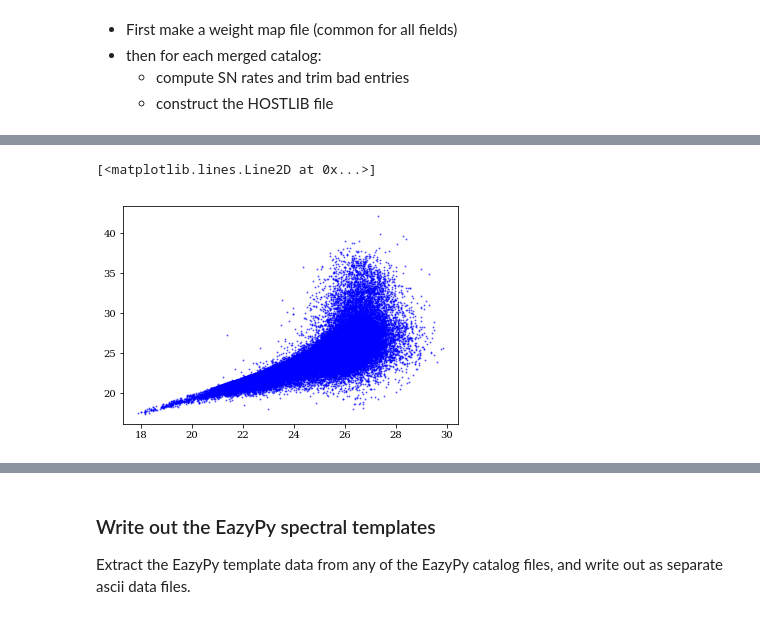
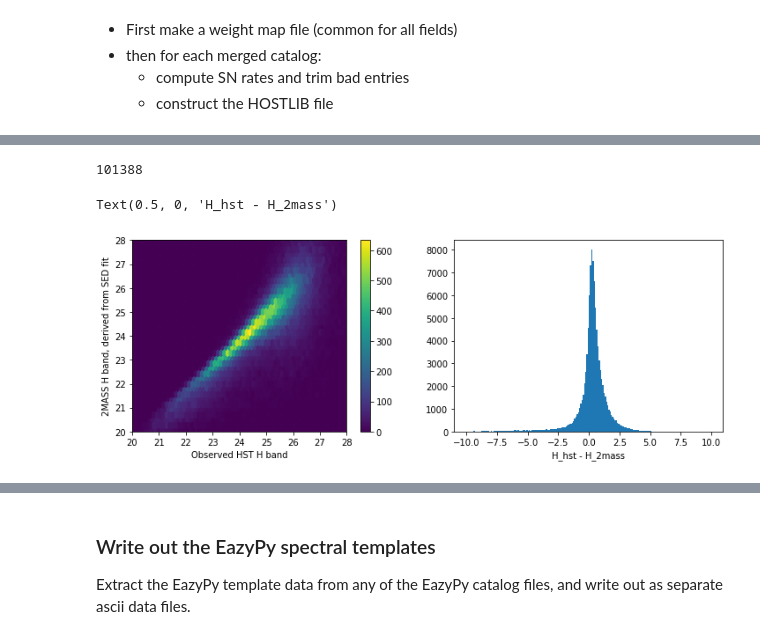
Before and after one commit to srodney/wfirst, a Jupyter notebook: 3dhst_to_hostlib.ipynb, the cells around one changed output, grey strips where cells are left out. Drawn from its saved outputs; the diff is of its cells as text; code cells hidden in the pictures.

```diff
--- a/3dhst_to_hostlib.ipynb
+++ b/3dhst_to_hostlib.ipynb
@@ -763,8 +755,30 @@ candelshostlib[:3]
 | GAL: | 100006 | 215.3038 | 53.05212 | 0.7217 | 0.0295 | 0.7217 | 0.0295 | -0.39 | 8.51 | -8.9 | ... |
 | GAL: | 100008 | 215.30321 | 53.05296 | 0.8557 | 0.2235 | 0.8557 | 0.2235 | -0.95 | 8.08 | -9.04 | ... |
 | GAL: | 100010 | 215.27869 | 53.03593 | 3.3584 | 0.1165 | 3.3584 | 0.1165 | 0.29 | 9.48 | -9.19 | ... |
-# %%
-plt.plot(candelshostlib['hst_f160w_obs'], candelshostlib['2massh_fit'], marker='.', ms=2, ls=' ', alpha=0.5, color='b')
-# %% [output]
-[<matplotlib.lines.Line2D at 0x...>]
-[figure, removed]
+# %%
+len(candelshostlib)
+# %% [output]
+101388
+# %%
+ivalid = np.where((candelshostlib['hst_f160w_obs']>0) & (candelshostlib['2massh_fit']>0))[0]
+h_hst = candelshostlib['hst_f160w_obs'][ivalid]
+h_2mass = candelshostlib['2massh_fit'][ivalid]
+
+fig = plt.figure(figsize=[12,4])
+ax1 = fig.add_subplot(1,2,1)
+hexbinout = ax1.hexbin(h_hst, h_2mass)
+#, marker='.', color='b', ls=' ', alpha=0.2)
+ax1 = plt.gca()
+ax1.set_xlim(20,28)
+ax1.set_ylim(20,28)
+ax1.set_xlabel('Observed HST H band')
+ax1.set_ylabel('2MASS H band, derived from SED fit')
+clrbrout = plt.colorbar(hexbinout)
+
+ax2 = fig.add_subplot(1,2,2)
+hdiff = h_hst - h_2mass
+histout = ax2.hist(hdiff, bins=np.arange(-10,10,0.1))
+ax2.set_xlabel('H_hst - H_2mass')
+# %% [output]
+Text(0.5, 0, 'H_hst - H_2mass')
+[figure, added]
```
Also changed, not shown: parts of 9 cells of this notebook, 3 other files.
